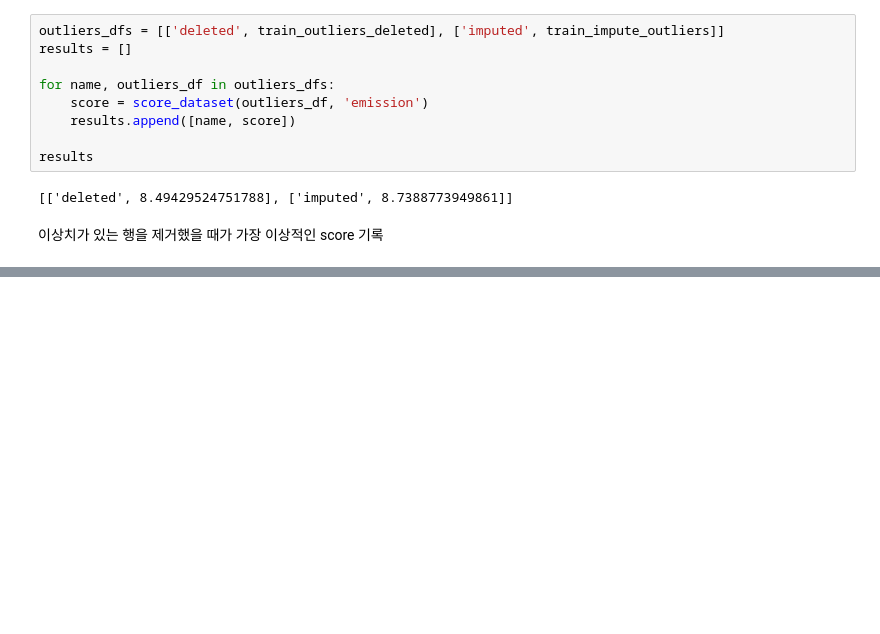
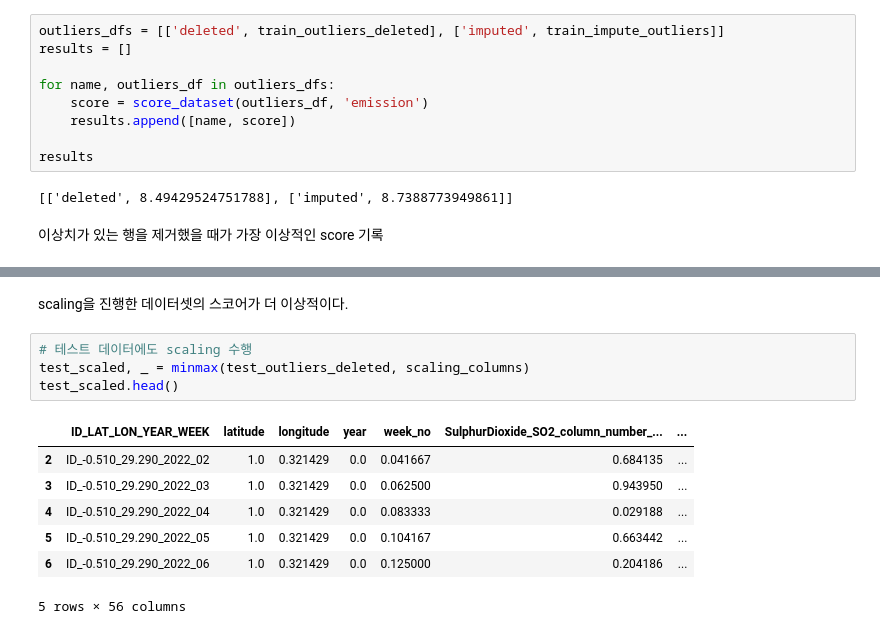
Before and after one commit to yudavid0611/kaggle-co2, a Jupyter notebook: main.ipynb, the cells around one changed output, grey strips where cells are left out. Saved outputs shown, nothing was run; the diff lists cells and outputs as text; blank space fills up the shorter version.

```diff
--- a/main.ipynb
+++ b/main.ipynb
@@ -173,0 +160,14 @@ Index([14267], dtype='int64')
+# %% [markdown]
+scaling을 진행한 데이터셋의 스코어가 더 이상적이다.
+# %%
+# 테스트 데이터에도 scaling 수행
+test_scaled, _ = minmax(test_outliers_deleted, scaling_columns)
+test_scaled.head()
+# %% [output]
+|  | ID_LAT_LON_YEAR_WEEK | latitude | longitude | year | week_no | SulphurDioxide_SO2_column_number_... | ... |
+| 2 | ID_-0.510_29.290_2022_02 | 1.0 | 0.321429 | 0.0 | 0.041667 | 0.684135 | ... |
+| 3 | ID_-0.510_29.290_2022_03 | 1.0 | 0.321429 | 0.0 | 0.062500 | 0.943950 | ... |
+| 4 | ID_-0.510_29.290_2022_04 | 1.0 | 0.321429 | 0.0 | 0.083333 | 0.029188 | ... |
+| 5 | ID_-0.510_29.290_2022_05 | 1.0 | 0.321429 | 0.0 | 0.104167 | 0.663442 | ... |
+| 6 | ID_-0.510_29.290_2022_06 | 1.0 | 0.321429 | 0.0 | 0.125000 | 0.204186 | ... |
+5 rows × 56 columns
```
Also changed, not shown: parts of 8 cells of this notebook, 1 other file.
